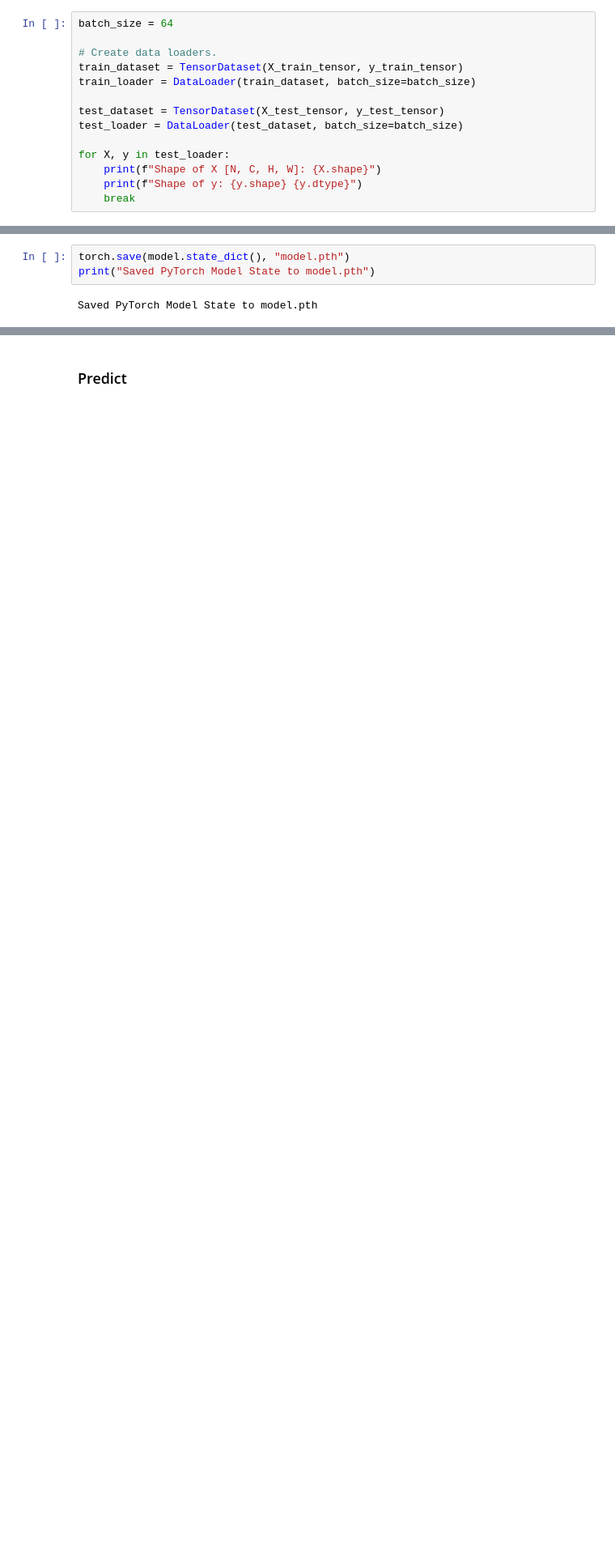
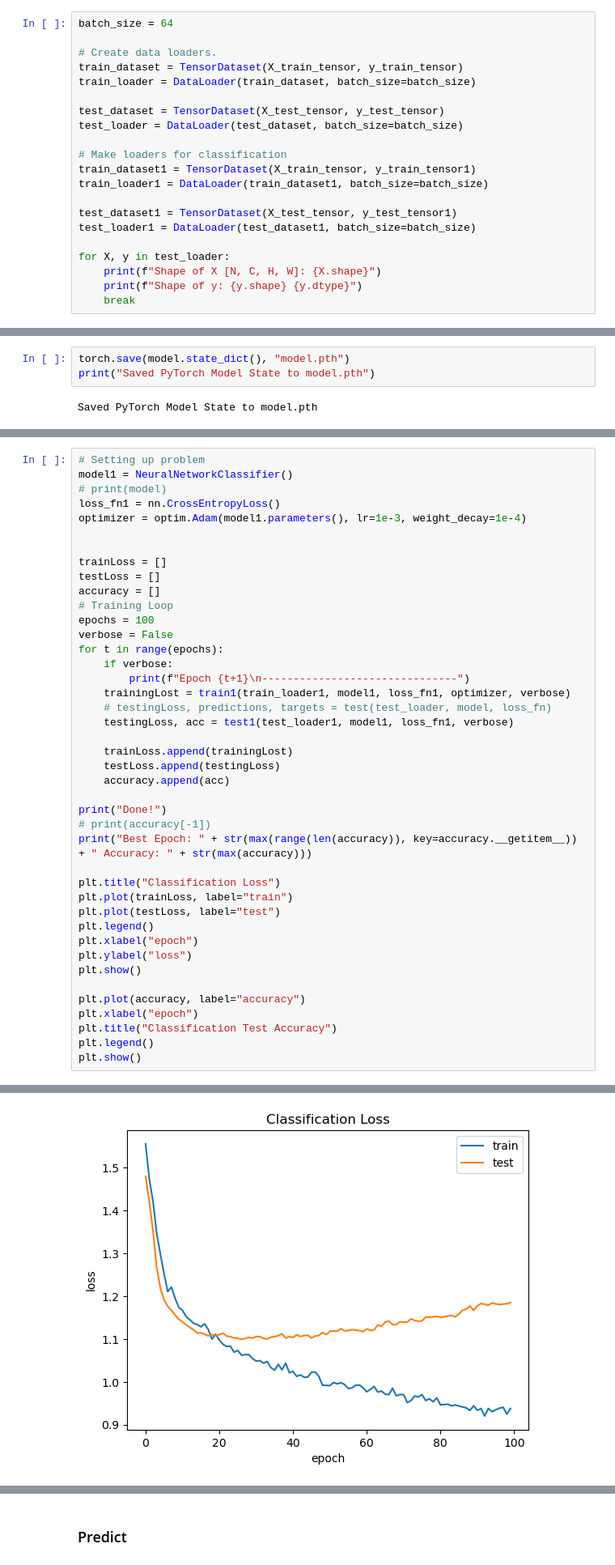
Before and after one commit to JacobBodera/mse446_project, a Jupyter notebook: Neural_Network/neuralNetwork.ipynb, the cells around one changed output, grey strips where cells are left out. Shown at 81% size. Drawn from its saved outputs; the diff is of its cells as text; blank space fills up the shorter version.

```diff
--- a/Neural_Network/neuralNetwork.ipynb
+++ b/Neural_Network/neuralNetwork.ipynb
@@ -159,6 +154,13 @@ train_loader = DataLoader(train_dataset, batch_size=batch_size)
 test_dataset = TensorDataset(X_test_tensor, y_test_tensor)
 test_loader = DataLoader(test_dataset, batch_size=batch_size)
 
+# Make loaders for classification
+train_dataset1 = TensorDataset(X_train_tensor, y_train_tensor1)
+train_loader1 = DataLoader(train_dataset1, batch_size=batch_size)
+
+test_dataset1 = TensorDataset(X_test_tensor, y_test_tensor1)
+test_loader1 = DataLoader(test_dataset1, batch_size=batch_size)
+
 for X, y in test_loader:
     print(f"Shape of X [N, C, H, W]: {X.shape}")
     print(f"Shape of y: {y.shape} {y.dtype}")
@@ -267,0 +333,43 @@ Saved PyTorch Model State to model.pth
+# %%
+# Setting up problem
+model1 = NeuralNetworkClassifier()
+# print(model)
+loss_fn1 = nn.CrossEntropyLoss()
+optimizer = optim.Adam(model1.parameters(), lr=1e-3, weight_decay=1e-4)
+
+
+trainLoss = []
+testLoss = []
+accuracy = []
+# Training Loop
+epochs = 100
+verbose = False
+for t in range(epochs):
+    if verbose:
+        print(f"Epoch {t+1}\n-------------------------------")
+    trainingLost = train1(train_loader1, model1, loss_fn1, optimizer, verbose)
+    # testingLoss, predictions, targets = test(test_loader, model, loss_fn)
+    testingLoss, acc = test1(test_loader1, model1, loss_fn1, verbose)
+
+    trainLoss.append(trainingLost)
+    testLoss.append(testingLoss)
+    accuracy.append(acc)
+
+print("Done!")
+# print(accuracy[-1])
+print("Best Epoch: " + str(max(range(len(accuracy)), key=accuracy.__getitem__)) + " Accuracy: " + str(max(accuracy)))
+
+plt.title("Classification Loss")
+plt.plot(trainLoss, label="train")
+plt.plot(testLoss, label="test")
+plt.legend()
+plt.xlabel("epoch")
+plt.ylabel("loss")
+plt.show()
+
+plt.plot(accuracy, label="accuracy")
+plt.xlabel("epoch")
+plt.title("Classification Test Accuracy")
+plt.legend()
+plt.show()
+# %% [output]
@@ -267,0 +378 @@ Saved PyTorch Model State to model.pth
+[figure, added]
```
Also changed, not shown: parts of 9 cells of this notebook.
